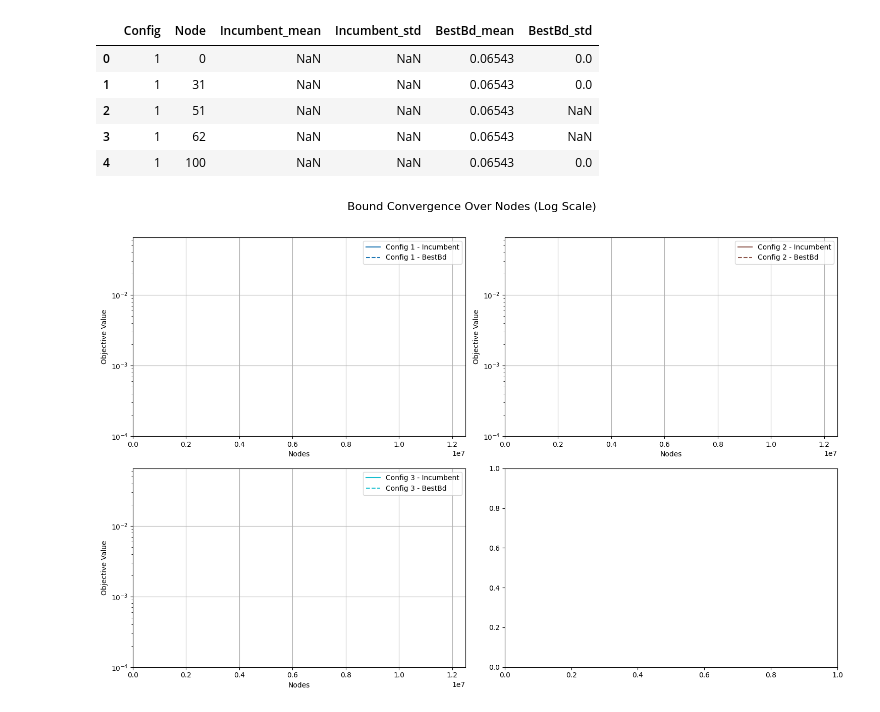
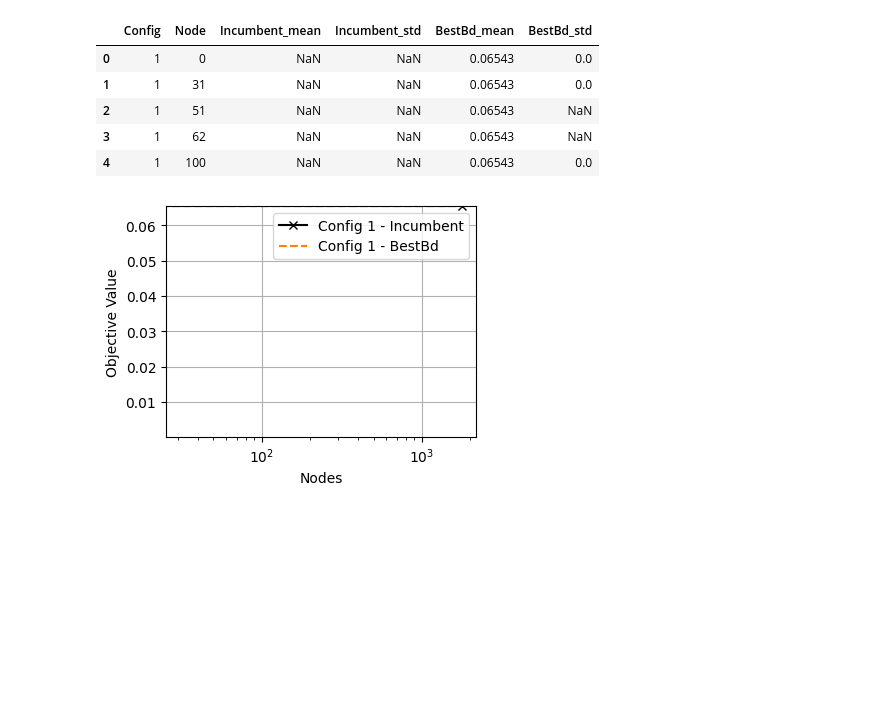
Before and after one commit to s-hallsworth/Transformer_Formulation, a Jupyter notebook: Case_Study_1/analyse_results_reactor.ipynb, the cells around one changed output. Saved outputs shown, nothing was run; the diff lists cells and outputs as text; code cells hidden in the pictures; blank space fills up the shorter version.

```diff
--- a/Case_Study_1/analyse_results_reactor.ipynb
+++ b/Case_Study_1/analyse_results_reactor.ipynb
@@ -149,7 +149,7 @@ y_max = 1e-1 #max(grouped_nl['Incumbent_mean'].max(), grouped_nl['BestBd_mean'].
 
 # Plot each configuration using the same x and y axis limits
 for i, config in enumerate(configs):
-    plt.figure(i, figsize=(10, 6))
+    plt.figure(i, figsize=(4, 3))
     config_data = grouped_nl[grouped_nl['Config'] == config]
     color = colours[i]
 
@@ -169,7 +169,7 @@ for i, config in enumerate(configs):
     #                  config_data['BestBd_mean'] + config_data['BestBd_std'],
     #                  color="black", alpha=0.5)
     # Set to log scale
-    plt.yscale('log')
+    # plt.yscale('log')
     plt.xscale('log')
 
     # # Set the same x and y limits for all plots
@@ -210,66 +210,71 @@ grouped_nl2.head()
 import matplotlib.pyplot as plt
 import numpy as np
 
 # Set up the number of subplots based on the number of configurations
 num_configs = len(configs)
-fig, axes = plt.subplots(nrows=2, ncols=(num_configs + 1) // 2, figsize=(15, 10))  # Adjust subplot grid
+# fig, axes = plt.subplots(nrows=2, ncols=(num_configs + 1) // 2, figsize=(15, 10))  # Adjust subplot grid
 
 # Set the color map for the plots
 colors = plt.get_cmap('tab10', num_configs)
 
 # Find the global min and max values for the x and y axes across all configurations
-x_min = grouped_nl2['Node'].min()
-x_max = 1.25e7
-y_min = 1e-4
-y_max = max(grouped_nl2['Incumbent_mean'].max(), grouped_nl2['BestBd_mean'].max())
+# x_min = grouped_nl2['Node'].min()
+#x_max = 0.1
+# y_min = 1e-4
+# y_max = max(grouped_nl2['Incumbent_mean'].max(), grouped_nl2['BestBd_mean'].max())
 
-# Flatten axes array for easy iteration
-axes = axes.flatten()
+# # Flatten axes array for easy iteration
+# axes = axes.flatten()
 
 # Plot each configuration in a separate subplot
 for i, config in enumerate(configs):
-    ax = axes[i]
+    plt.figure(i, figsize=(4, 3))
     config_data = grouped_nl2[grouped_nl2['Config'] == config]
-    color = colors(i)
+    color = colours[i]
 
     # Plot Incumbent mean
-    ax.plot(config_data['Node'], config_data['Incumbent_mean'], label=f'Config {config} - Incumbent', color=color)
+    plt.plot(config_data['Node'], config_data['Incumbent_mean'], 'x-',label=f'Config {config} - Incumbent', color='k')
     # Add shaded area for Incumbent std
-    ax.fill_between(config_data['Node'],
-                    config_data['Incumbent_mean'] - config_data['Incumbent_std'],
-                    config_data['Incumbent_mean'] + config_data['Incumbent_std'],
-                    color=color, alpha=0.2)
+    # plt.fill_between(config_data['Node'],
+    #                 config_data['Incumbent_mean'] - config_data['Incumbent_std'],
+    #                 config_data['Incumbent_mean'] + config_data['Incumbent_std'],
+    #                 color=color, alpha=0.2)
 
     # Plot BestBd mean
-    ax.plot(config_data['Node'], config_data['BestBd_mean'], linestyle='--', label=f'Config {config} - BestBd', color=color)
+    plt.plot(config_data['Node'], config_data['BestBd_mean'], linestyle='--', label=f'Config {config} - BestBd', color=color)
     # Add shaded area for BestBd std
-    ax.fill_between(config_data['Node'],
-                    config_data['BestBd_mean'] - config_data['BestBd_std'],
-                    config_data['BestBd_mean'] + config_data['BestBd_std'],
-                    color=color, alpha=0.2)
+    # plt.fill_between(config_data['Node'],
+    #                 config_data['BestBd_mean'] - config_data['BestBd_std'],
+    #                 config_data['BestBd_mean'] + config_data['BestBd_std'],
+    #                 color=color, alpha=0.2)
 
-    # Set log scale and axis limits
-    ax.set_yscale('log')
-    ax.set_xlim(x_min, x_max)
-    ax.set_ylim(y_min, y_max)
+    # Set to log scale
+    #plt.yscale('log')
+    plt.xscale('log')
+
+    # # Set the same x and y limits for all plots
+    #plt.xlim(x_min, x_max)
+    #plt.ylim(y_min, y_max)
 
     # Add labels and grid
-    ax.set_xlabel('Nodes')
-    ax.set_ylabel('Objective Value')
-    ax.grid(True)
-    ax.legend()
+    plt.xlabel('Nodes')
+    plt.ylabel('Objective Value')
+    plt.grid(True)
+    plt.legend()
 
-# Set the title for the entire figure
-fig.suptitle('Bound Convergence Over Nodes (Log Scale)', fontsize=16)
+    plt.show()
 
-# Adjust layout to prevent overlapping
-plt.tight_layout(rect=[0, 0, 1, 0.96])
+# # Set the title for the entire figure
+# fig.suptitle('Bound Convergence Over Nodes (Log Scale)', fontsize=16)
+
+# # Adjust layout to prevent overlapping
+# plt.tight_layout(rect=[0, 0, 1, 0.96])
 
 # Show the plot
-plt.show()
+# plt.show()
 
-# Optionally, save the figure
-PATH = r"C:\Users\sian_\OneDrive\Documents\Thesis"
-plt.savefig(PATH + r'\images\bound_convergence_nodes_subplots.png')
+# # Optionally, save the figure
+# PATH = r"C:\Users\sian_\OneDrive\Documents\Thesis"
+# plt.savefig(PATH + r'\images\bound_convergence_nodes_subplots.png')
 # %% [output]
-[figure, old version]
+[figure, new version]
```
Also changed, not shown: parts of 3 cells of this notebook.
